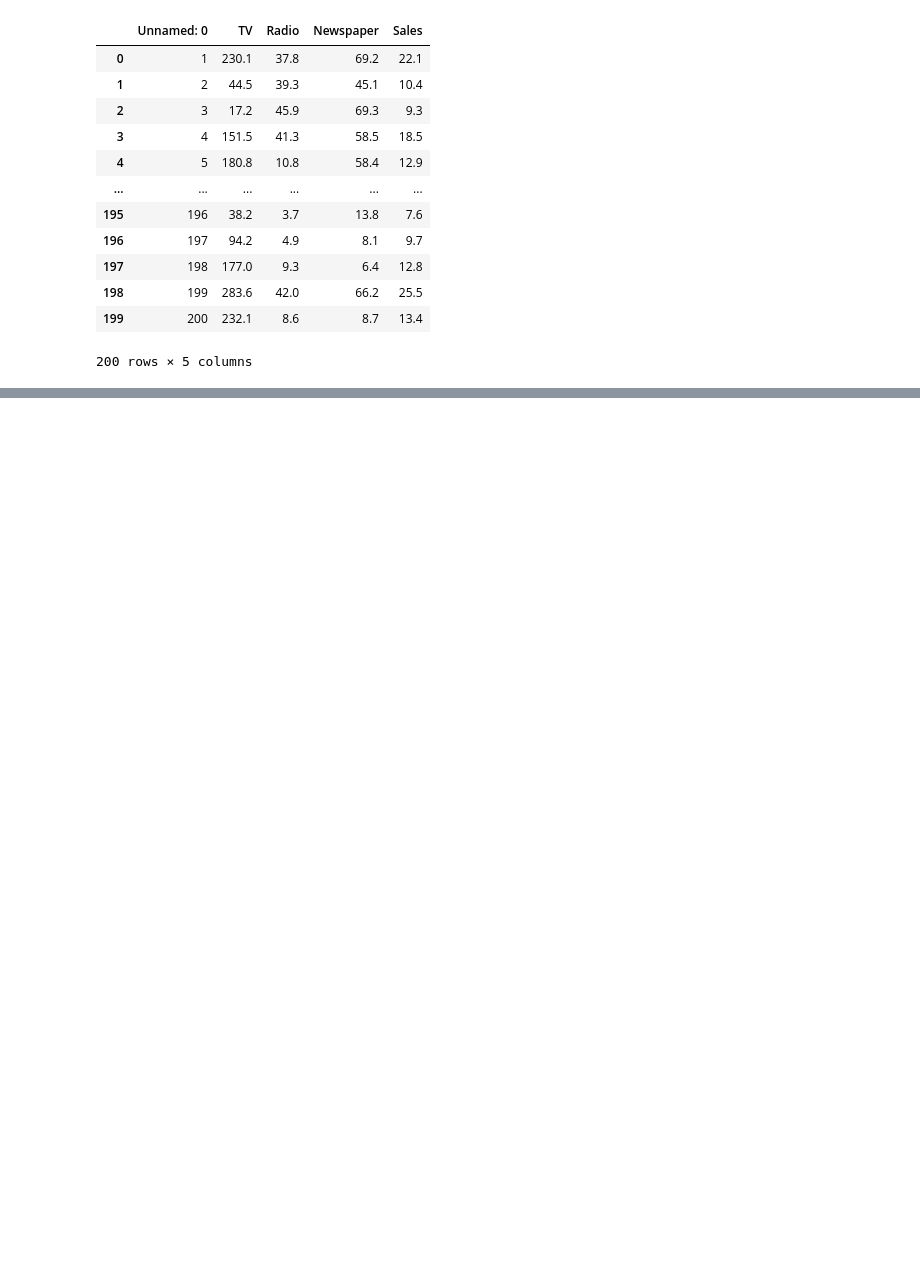
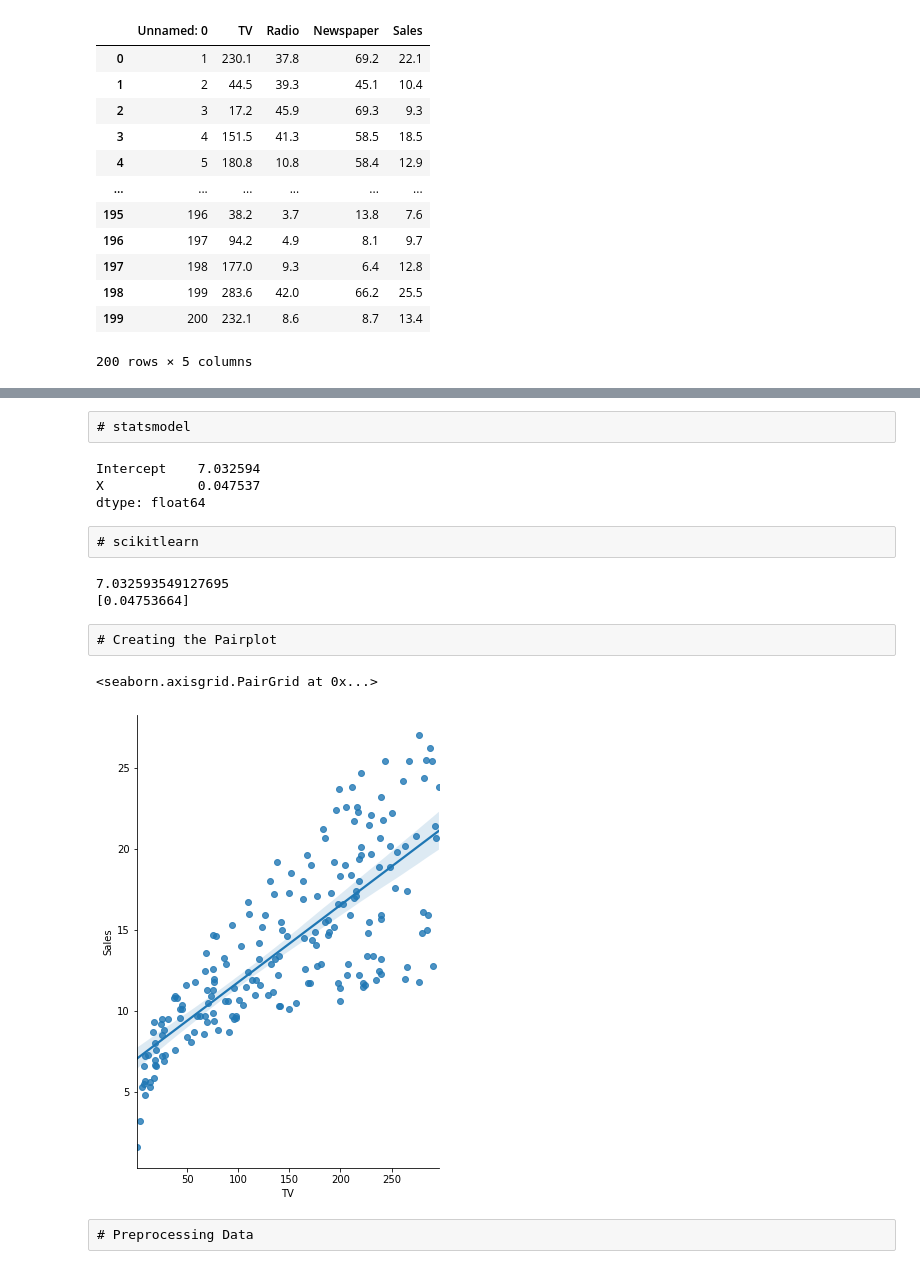
Before and after one commit to Pauweee/LR---Gradient-Descent, a Jupyter notebook: Gradient Descent - Advertising.ipynb, the cells around one changed output, grey strips where cells are left out. Cells and saved outputs as stored; diff of their text form; code cells hidden in the pictures; blank space fills up the shorter version.

```diff
--- a/Gradient Descent - Advertising.ipynb
+++ b/Gradient Descent - Advertising.ipynb
@@ -84,0 +94,3 @@ plt.show()
+# %%
+dataxx = pd.read_csv("advertising.csv")
+dataxx
@@ -84,0 +111,39 @@ plt.show()
+# %% [raw]
+# statsmodel
+# %%
+#Create a fitted model
+lm1 = smf.ols(formula='Y ~ X', data=dataxx).fit()
+
+#Print the coefficients
+lm1.params
+# %% [output]
+Intercept    7.032594
+X            0.047537
+dtype: float64
+# %% [raw]
+# scikitlearn
+# %%
+#Create X and y
+feature_cols = ['TV']
+X = dataxx[feature_cols]
+y = dataxx.Sales
+
+#Instantiate and fit
+lm2 = LinearRegression()
+lm2.fit(X, y)
+
+#Print the coefficients
+print(lm2.intercept_)
+print(lm2.coef_)
+# %% [output]
+7.032593549127695
+[0.04753664]
+# %% [raw]
+# Creating the Pairplot
+# %%
+sns.pairplot(dataxx, x_vars=['TV'], y_vars='Sales', height=7, aspect=0.7, kind='reg')
+# %% [output]
+<seaborn.axisgrid.PairGrid at 0x...>
+[figure, added]
+# %% [raw]
+# Preprocessing Data
```
Also changed, not shown: parts of 21 cells of this notebook.
